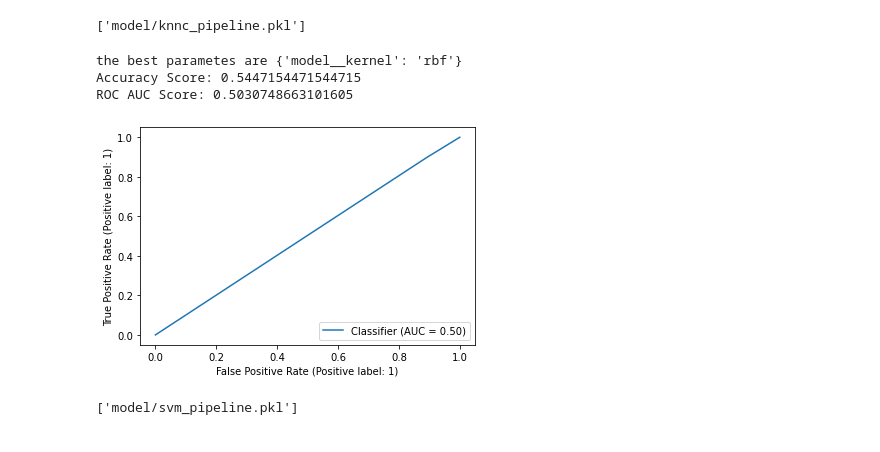
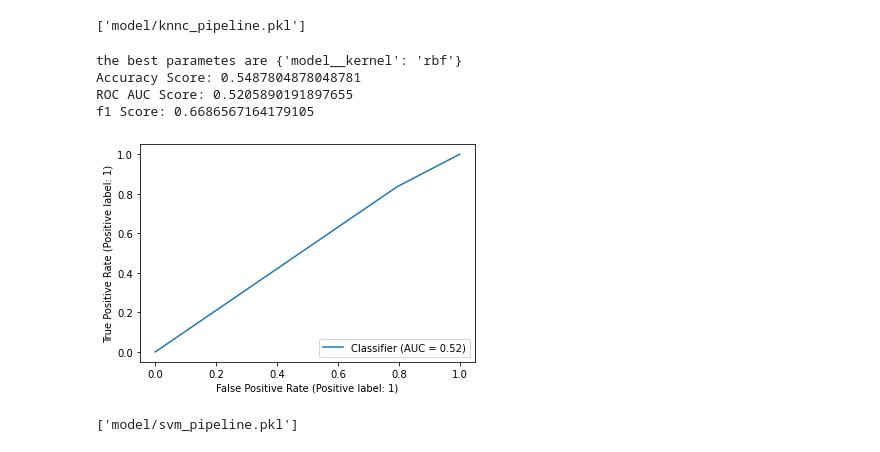
Before and after one commit to nbowen3/cs475_project, a Jupyter notebook: models.ipynb, the cells around one changed output. Drawn from its saved outputs; the diff is of its cells as text; code cells hidden in the pictures.

Commit message:
added f1 score and class balancing loss fncs

```diff
--- a/models.ipynb
+++ b/models.ipynb
@@ -20,8 +21,10 @@ print(df.shape)
 X = df.drop(columns = ["Diff","date","Unnamed: 0"])
 print(df.head(2))
 y = df[['Diff']]
-y = y.to_numpy()
-X_train, X_val, y_train, y_val = train_test_split(X, y, random_state = 42)
+y = y.to_numpy().flatten()
+weights = compute_class_weight(class_weight='balanced',classes = np.unique(y),y = y)
+
+X_train, X_val, y_train, y_val = train_test_split(X, y, random_state = 42,stratify=y)# makes sure train test splitting are the imbalanced by the same amount
 # %% [output]
 (982, 59)
    Unnamed: 0      date  pos_mean_replies  pos_mean_retweet  neu_mean_likes  \
@@ -64,10 +67,12 @@ def cv_fit_search(pipeline, param_grid, X_train,y_train,X_test,y_test,cv):
     pipeline_preds = grid_search.predict(X_test)
     val_accuracy = accuracy_score(y_test, pipeline_preds)
     val_roc_auc = roc_auc_score(y_test, pipeline_preds)
+    f1 = f1_score(y_test, pipeline_preds)
 
     print("the best parametes are",grid_search.best_params_)
     print(f'Accuracy Score: {val_accuracy}')
     print(f'ROC AUC Score: {val_roc_auc}')
+    print(f'f1 Score: {f1}')
 
     RocCurveDisplay.from_predictions(y_test, pipeline_preds)
     plt.show()
@@ -164,23 +177,24 @@ ROC AUC Score: 0.48856951871657756
 # %%
 from sklearn.svm import SVC
 
 svm_pipeline = Pipeline(steps = [
     ('data_scaling', StandardScaler()),
-    ('model', SVC())#10 cross validation
+    ('model', SVC(class_weight="balanced"))#10 cross validation
 ])
 
 svm_param_grid = [
     {
         "model__kernel": ['linear', 'poly', 'rbf']
     }
 ]
 
 tuned_model = cv_fit_search(svm_pipeline,svm_param_grid,X_train,y_train,X_val,y_val,10)
 
 joblib.dump(tuned_model, 'model/svm_pipeline.pkl')
 # %% [output]
 the best parametes are {'model__kernel': 'rbf'}
-Accuracy Score: 0.5447154471544715
-ROC AUC Score: 0.5030748663101605
+Accuracy Score: 0.5487804878048781
+ROC AUC Score: 0.5205890191897655
+f1 Score: 0.6686567164179105
-[figure, old version]
+[figure, new version]
 ['model/svm_pipeline.pkl']
```
Also changed, not shown: parts of 5 cells of this notebook, 6 other files.
